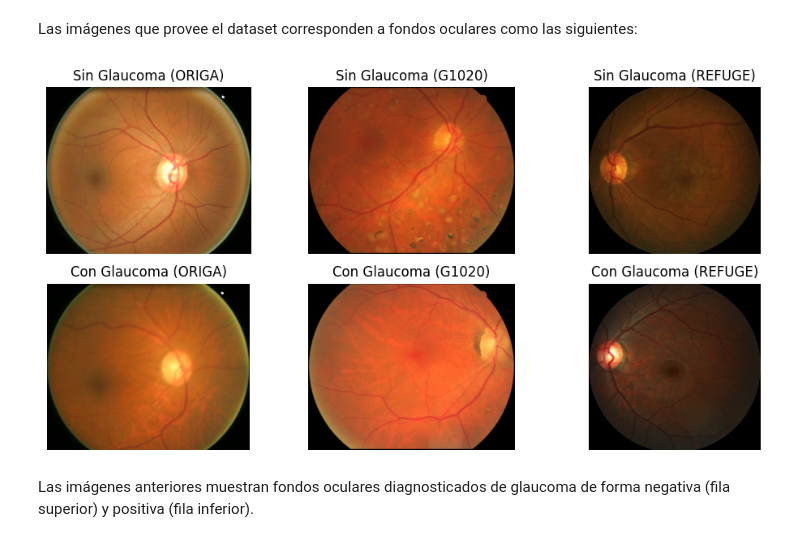
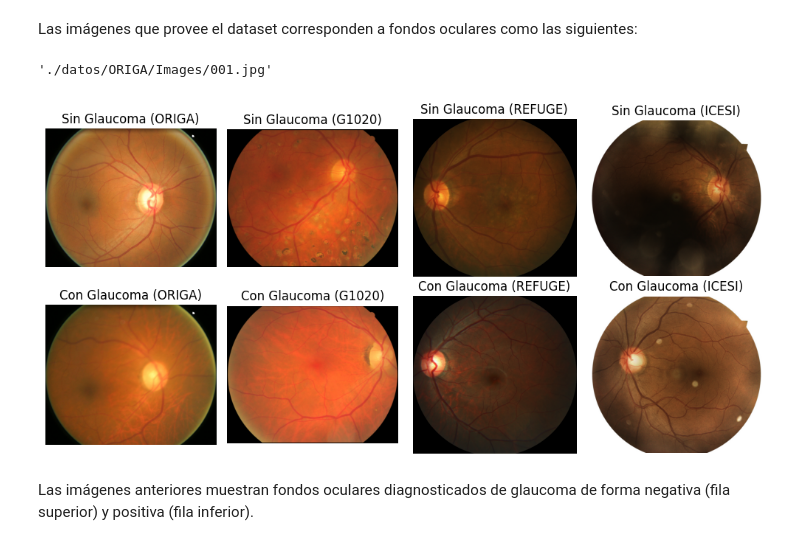
Before and after one commit to edgo1688/MIAA-ICESI-ProyectoIA, a Jupyter notebook: models/Estudio_Glaucoma.ipynb, the cells around one changed output. Cells and saved outputs as stored; diff of their text form; code cells hidden in the pictures.

```diff
--- a/models/Estudio_Glaucoma.ipynb
+++ b/models/Estudio_Glaucoma.ipynb
@@ -69,6 +112,5 @@ Cargamos las bases
 # %%
-df_origa = pd.read_csv("\\Users\\gome33773\\Documents\\MIAA - Glaucoma\\OneDrive_2025-04-18\\PROYECTO INN 1\\datos\\ORIGA\\origa.csv")
-df_g1020 = pd.read_csv(r"\Users\gome33773\Documents\MIAA - Glaucoma\OneDrive_2025-04-18\PROYECTO INN 1\datos\G1020/G1020.csv")
-#df_refuge_train = pd.read_json('REFUGE/train/index.json', orient='index')
-#df_refuge_test = pd.read_json('REFUGE/test/index.json', orient='index') ## esta no tiene label
-df_g1020
+df_origa = pd.read_csv("./datos/ORIGA/origa_info.csv")
+df_g1020 = pd.read_csv("./datos/G1020/G1020.csv")
+df_refuge_train = pd.read_json("./datos/REFUGE/train/index.json", orient='index')
+df_refuge_test = pd.read_json("./datos/REFUGE/test/index.json", orient='index') ## esta no tiene label
@@ -80,16 +181,18 @@ Unificamos los dataframes
 #Identifico la base
 df_origa['Source'] = 'ORIGA'
 df_g1020['Source'] = 'G1020'
-#df_refuge_train['Source'] = 'REFUGE'
+df_refuge_train['Source'] = 'REFUGE'
 
 #Renombro columnas
 df_g1020 = df_g1020.rename(columns={'imageID': 'Image','binaryLabels': 'Glaucoma'})
-#df_refuge_train = df_refuge_train.rename(columns={'ImgName': 'Image','Label': 'Glaucoma'})
+df_origa = df_origa.rename(columns={'Label': 'Glaucoma'})
+df_refuge_train = df_refuge_train.rename(columns={'ImgName': 'Image','Label': 'Glaucoma'})
 
 #Uno las bases
 df_glacuoma = pd.concat([df_origa[['Image', 'Source', 'Glaucoma']],
                       df_g1020[['Image', 'Source', 'Glaucoma']],
-                      #df_refuge_train[['Image', 'Source', 'Glaucoma']]],
+                      df_refuge_train[['Image', 'Source', 'Glaucoma']],
+                      df_icesi[['Image', 'Source', 'Glaucoma']]],
                       ignore_index=True)
 
 
@@ -153,9 +257,9 @@ Agregamos la ruta completa de la imagen al dataset
 # %%
 
 # Rutas diferentes para cada base de datos
-root_origa = "ORIGA\Images"
-root_g1020 = "G1020\Images"
-root_refuge = "REFUGE\\train\Images"
+root_origa = "./datos/ORIGA/Images"
+root_g1020 = "./datos/G1020/Images"
+root_refuge = "./datos/REFUGE/train/Images"
 
 
 # Función para aplicar la ruta correcta
@@ -166,6 +270,8 @@ def get_image_path(row):
         return os.path.join(root_g1020, row['Image'])
     elif row['Source'] == 'REFUGE':
         return os.path.join(root_refuge, row['Image'])
+    elif row['Source'] == 'ICESI':
+        return row['Image']
     else:
         return None  # En caso de que no coincida con ninguna base
 
@@ -185,5 +314,11 @@ df_glacuoma[df_glacuoma["Source"] == "REFUGE"].head()
 # %% [markdown]
 Las imágenes que provee el dataset corresponden a fondos oculares como las siguientes:
+# %%
+# Obtener ruta de una imagen con Glaucoma = 0 (sin glaucoma)
+img_path_0 = df_glacuoma[(df_glacuoma["Glaucoma"] == 0) & (df_glacuoma["Source"] == "ORIGA")]["Path"].iloc[0]
+img_path_0
+# %% [output]
+'./datos/ORIGA/Images/001.jpg'
 # %%
 # Obtener ruta de una imagen con Glaucoma = 0 (sin glaucoma)
 img_path_0 = df_glacuoma[(df_glacuoma["Glaucoma"] == 0) & (df_glacuoma["Source"] == "ORIGA")]["Path"].iloc[0]
@@ -197,6 +332,10 @@ img_1 = Image.open(img_path_1)
 img_path_2 = df_glacuoma[(df_glacuoma["Glaucoma"] == 0) & (df_glacuoma["Source"] == "REFUGE")]["Path"].iloc[0]
 img_2 = Image.open(img_path_2)
 
+# Obtener ruta de una imagen con Glaucoma = 1 (con glaucoma)
+img_path_6 = df_glacuoma[(df_glacuoma["Glaucoma"] == 0) & (df_glacuoma["Source"] == "ICESI")]["Path"].iloc[0]
+img_6 = Image.open(img_path_6)
+
 # Obtener ruta de una imagen con Glaucoma = 0 (sin glaucoma)
 img_path_3 = df_glacuoma[(df_glacuoma["Glaucoma"] == 1) & (df_glacuoma["Source"] == "ORIGA")]["Path"].iloc[0]
 img_3 = Image.open(img_path_3)
@@ -209,37 +348,48 @@ img_4 = Image.open(img_path_4)
 img_path_5 = df_glacuoma[(df_glacuoma["Glaucoma"] == 1) & (df_glacuoma["Source"] == "REFUGE")]["Path"].iloc[0]
 img_5 = Image.open(img_path_5)
 
+# Obtener ruta de una imagen con Glaucoma = 1 (con glaucoma)
+img_path_7 = df_glacuoma[(df_glacuoma["Glaucoma"] == 1) & (df_glacuoma["Source"] == "ICESI")]["Path"].iloc[0]
+img_7 = Image.open(img_path_7)
 
-fig, axes = plt.subplots(2, 3, figsize=(10,5))
+fig, axes = plt.subplots(2, 4, figsize=(10,5))
 
 axes[0,0].imshow(img_0)
 axes[0,0].set_title("Sin Glaucoma (ORIGA)")
 axes[0,0].axis("off")
 
 axes[0,1].imshow(img_1)
 axes[0,1].set_title("Sin Glaucoma (G1020)")
 axes[0,1].axis("off")
 
 axes[0,2].imshow(img_2)
 axes[0,2].set_title("Sin Glaucoma (REFUGE)")
 axes[0,2].axis("off")
 
+axes[0,3].imshow(img_6)
+axes[0,3].set_title("Sin Glaucoma (ICESI)")
+axes[0,3].axis("off")
+
 axes[1,0].imshow(img_3)
 axes[1,0].set_title("Con Glaucoma (ORIGA)")
 axes[1,0].axis("off")
 
 axes[1,1].imshow(img_4)
 axes[1,1].set_title("Con Glaucoma (G1020)")
 axes[1,1].axis("off")
 
 axes[1,2].imshow(img_5)
 axes[1,2].set_title("Con Glaucoma (REFUGE)")
 axes[1,2].axis("off")
 
+axes[1,3].imshow(img_7)
+axes[1,3].set_title("Con Glaucoma (ICESI)")
+axes[1,3].axis("off")
+
 plt.tight_layout()
 plt.show()
 # %% [output]
-[figure, old version]
+[figure, new version]
 # %% [markdown]
 Las imágenes anteriores muestran fondos oculares diagnosticados de glaucoma de forma negativa (fila superior) y positiva (fila inferior).
 # %% [markdown]
```
Also changed, not shown: parts of 43 cells of this notebook, 4 other files.
